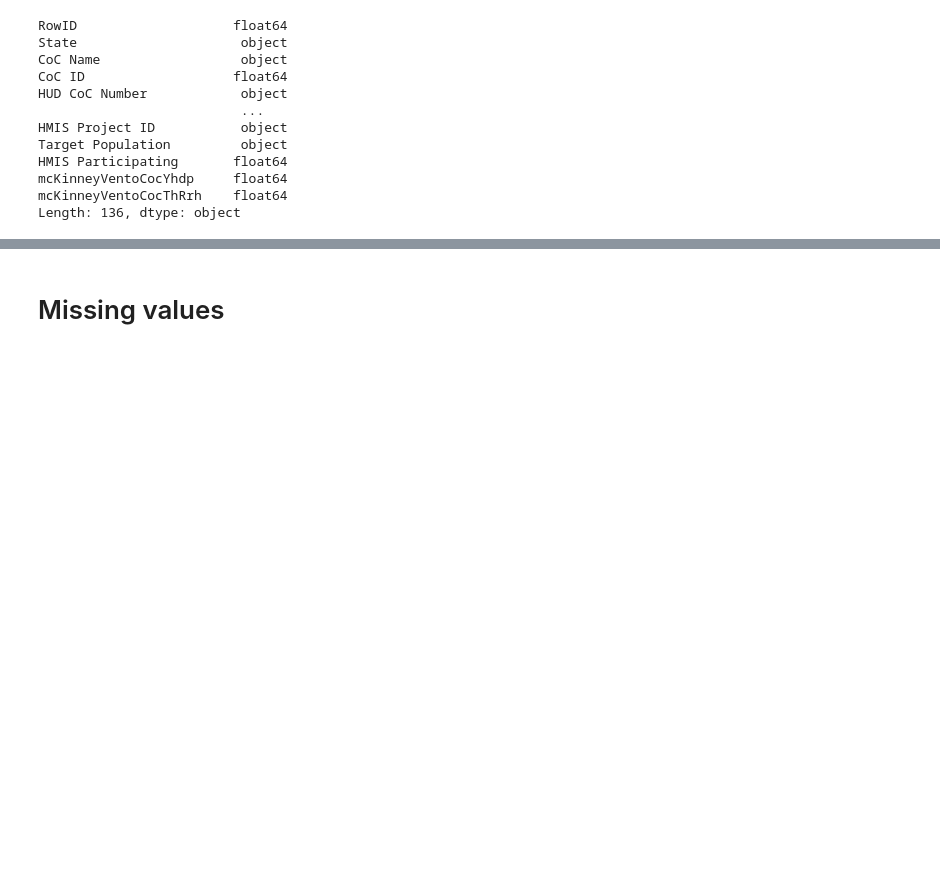
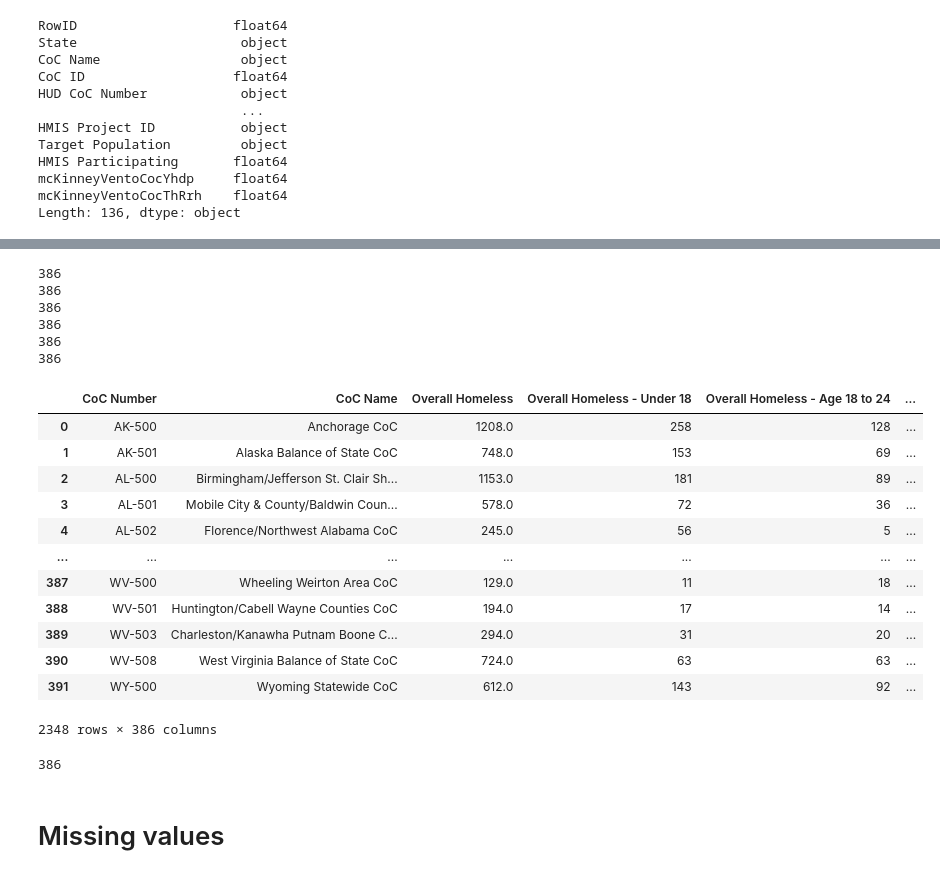
Before and after one commit to nicolacave/predicting_us_homelessness, a Jupyter notebook: notebooks/data_cleaning_homelessness.ipynb, the cells around one changed output, grey strips where cells are left out. Cells and saved outputs as stored; diff of their text form; code cells hidden in the pictures; blank space fills up the shorter version.

```diff
--- a/notebooks/data_cleaning_homelessness.ipynb
+++ b/notebooks/data_cleaning_homelessness.ipynb
@@ -267,0 +561,9 @@ HIC.query('CoC Name')
+# %%
+PIT_2019 = pd.read_csv("../data/2007-2020-PIT-Estimates-by-CoC/2019-Table 1.csv")
+
+h = homeless(PIT_2019, 2019)
+h.rename_columns()
+h.format_df()
+PIT_2019 = h.strip_columns(cols)
+#PIT_2019
+;
@@ -267,0 +572,9 @@ HIC.query('CoC Name')
+# %%
+PIT_2020 = pd.read_csv("../data/2007-2020-PIT-Estimates-by-CoC/2020-Table 1.csv").drop("CoC Category", axis=1)
+
+h = homeless(PIT_2020, 2020)
+h.rename_columns()
+h.format_df()
+PIT_2020 = h.strip_columns(cols)
+#PIT_2020
+;
@@ -267,0 +583,2 @@ HIC.query('CoC Name')
+# %%
+PITs = [PIT_2015, PIT_2016, PIT_2017, PIT_2018, PIT_2019, PIT_2020]
@@ -267,0 +612,32 @@ HIC.query('CoC Name')
+# %%
+for i in PITs:
+    print(len(i.columns))
+# %% [output]
+386
+386
+386
+386
+386
+386
+# %%
+PIT_df = pd.concat(PITs).dropna()
+# %%
+PIT_df
+# %% [output]
+|  | CoC Number | CoC Name | Overall Homeless | Overall Homeless - Under 18 | Overall Homeless - Age 18 to 24 | ... |
+| 0 | AK-500 | Anchorage CoC | 1208.0 | 258 | 128 | ... |
+| 1 | AK-501 | Alaska Balance of State CoC | 748.0 | 153 | 69 | ... |
+| 2 | AL-500 | Birmingham/Jefferson St. Clair Sh... | 1153.0 | 181 | 89 | ... |
+| 3 | AL-501 | Mobile City & County/Baldwin Coun... | 578.0 | 72 | 36 | ... |
+| 4 | AL-502 | Florence/Northwest Alabama CoC | 245.0 | 56 | 5 | ... |
+| ... | ... | ... | ... | ... | ... | ... |
+| 387 | WV-500 | Wheeling Weirton Area CoC | 129.0 | 11 | 18 | ... |
+| 388 | WV-501 | Huntington/Cabell Wayne Counties CoC | 194.0 | 17 | 14 | ... |
+| 389 | WV-503 | Charleston/Kanawha Putnam Boone C... | 294.0 | 31 | 20 | ... |
+| 390 | WV-508 | West Virginia Balance of State CoC | 724.0 | 63 | 63 | ... |
+| 391 | WY-500 | Wyoming Statewide CoC | 612.0 | 143 | 92 | ... |
+2348 rows × 386 columns
+# %%
+len(PIT_df.columns)
+# %% [output]
+386
```
Also changed, not shown: parts of 40 cells of this notebook, 7 other files.
